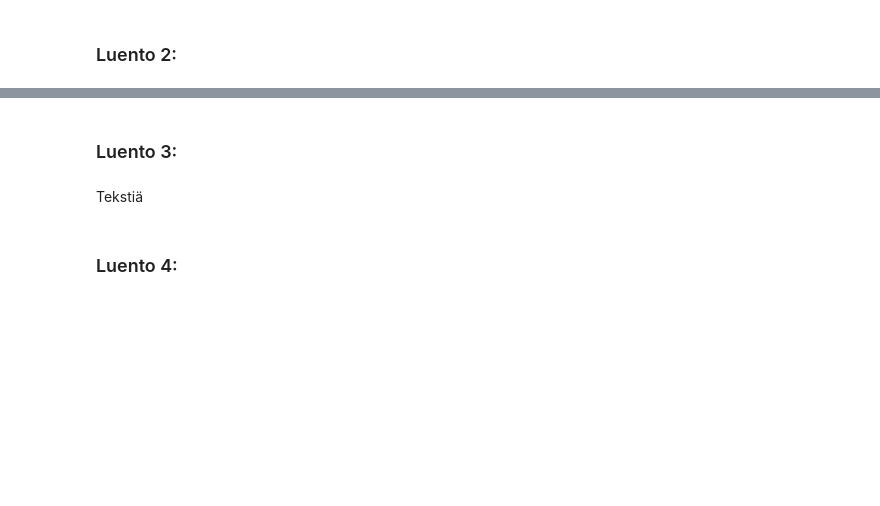
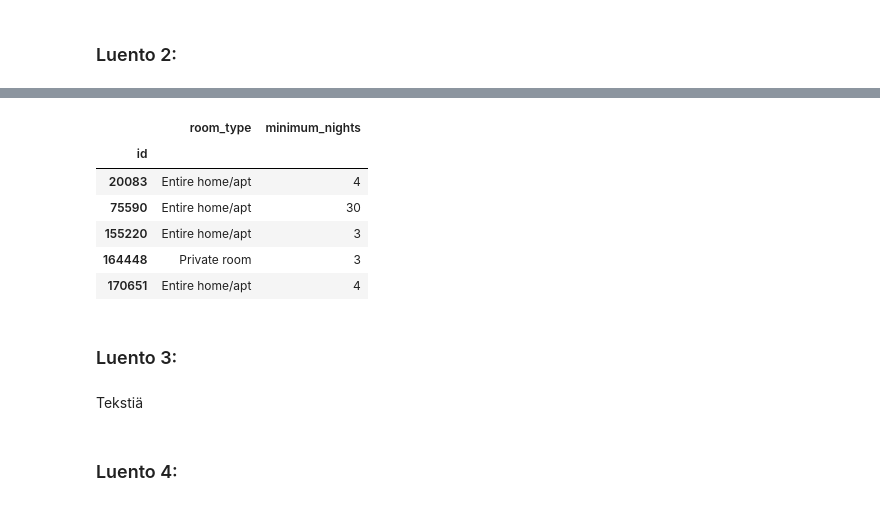
Before and after one commit to noorasaros/JODA2021_oppimispk, a Jupyter notebook: oppimispk.ipynb, the cells around one changed output, grey strips where cells are left out. Cells and saved outputs as stored; diff of their text form; code cells hidden in the pictures; blank space fills up the shorter version.

```diff
--- a/oppimispk.ipynb
+++ b/oppimispk.ipynb
@@ -45,3 +105,14 @@ Tekstiä
+# %%
+# Katsotaan millaisia huoneistotyyppejä on millaisilla minimivarausajoilla.
+df[['room_type', 'minimum_nights']].head()
+# %% [output]
+|  | room_type | minimum_nights |
+| id |  |  |
+| 20083 | Entire home/apt | 4 |
+| 75590 | Entire home/apt | 30 |
+| 155220 | Entire home/apt | 3 |
+| 164448 | Private room | 3 |
+| 170651 | Entire home/apt | 4 |
 # %% [markdown]
 ### Luento 3:
 # %% [markdown]
```
Also changed, not shown: parts of 12 cells of this notebook, 2 other files.
